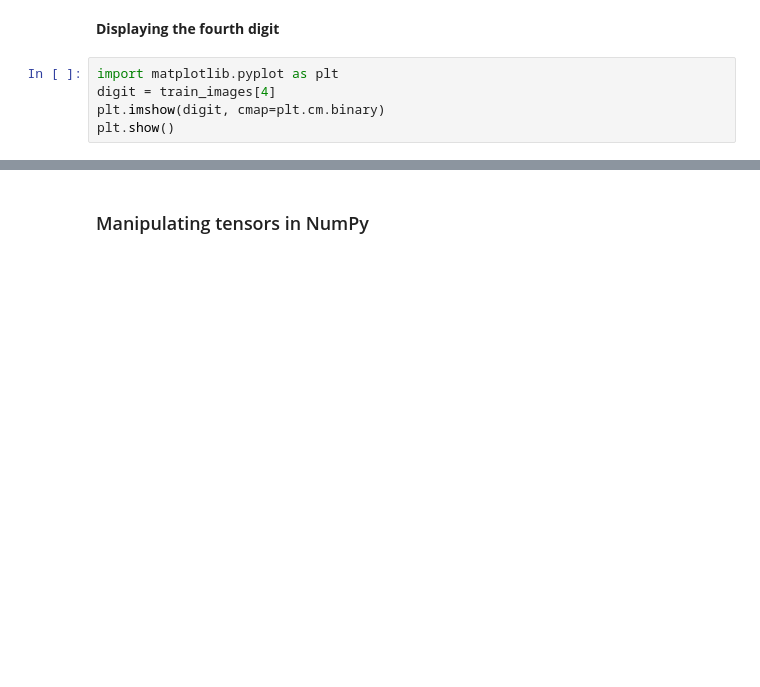
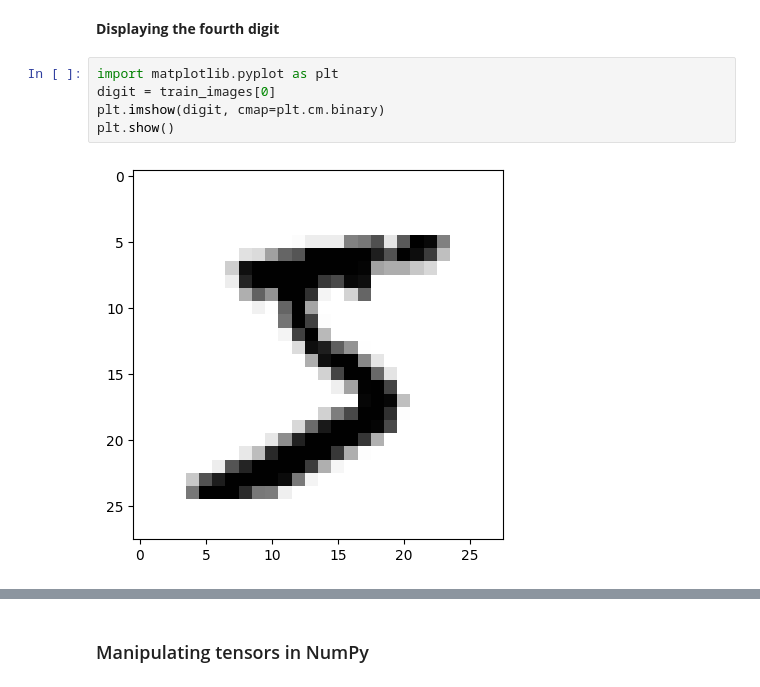
Before and after one commit to motorio0829/DL-for-AI, a Jupyter notebook: chapter02_mathematical-building-blocks.ipynb, the cells around one changed output, grey strips where cells are left out. Saved outputs shown, nothing was run; the diff lists cells and outputs as text; blank space fills up the shorter version.

```diff
--- a/chapter02_mathematical-building-blocks.ipynb
+++ b/chapter02_mathematical-building-blocks.ipynb
@@ -158,8 +243,10 @@ train_images.dtype
 **Displaying the fourth digit**
 # %%
 import matplotlib.pyplot as plt
-digit = train_images[4]
+digit = train_images[0]
 plt.imshow(digit, cmap=plt.cm.binary)
 plt.show()
+# %% [output]
+[figure, added]
 # %%
 train_labels[4]
```
Also changed, not shown: parts of 33 cells of this notebook.
